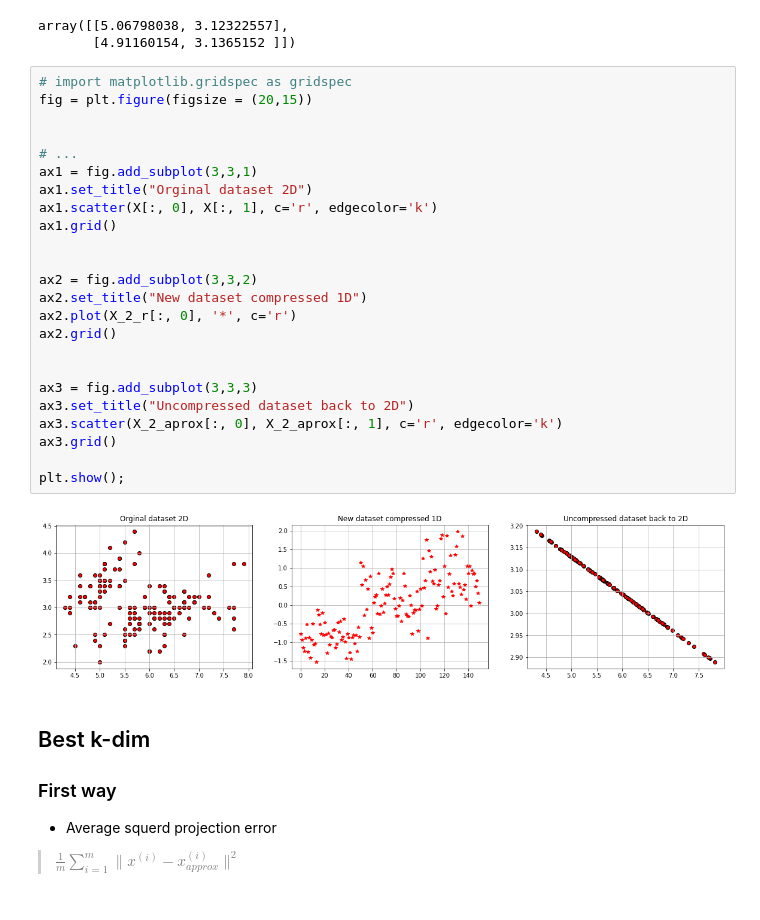
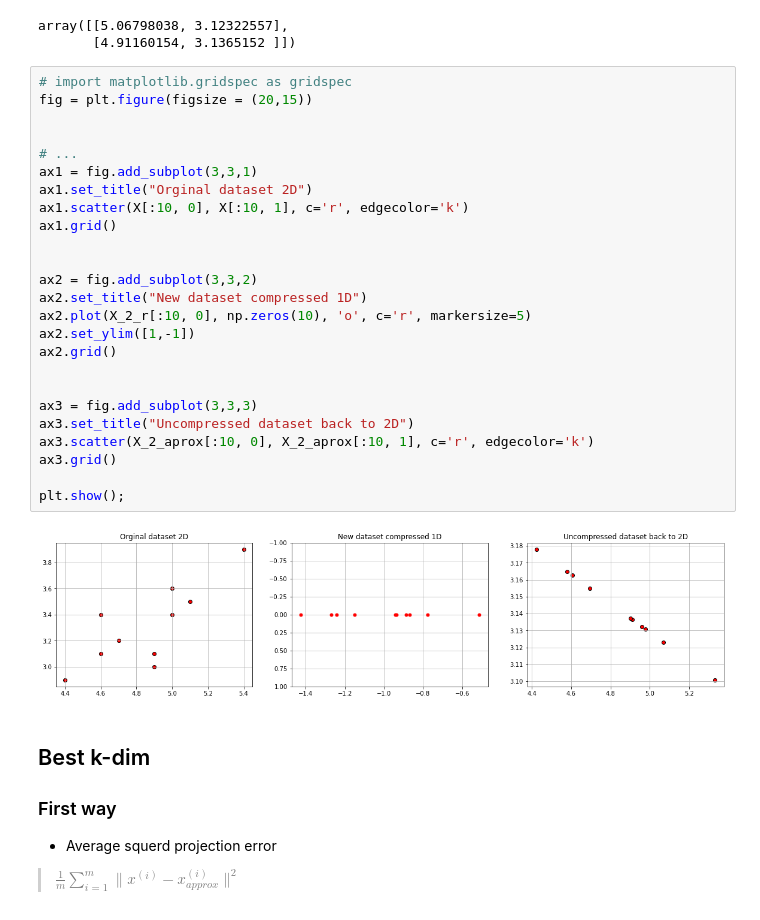
Before and after one commit to SalAlba/coursera-machine-learning, a Jupyter notebook: Assignment/jupyter/pca/ex1.ipynb, the cells around one changed output. Cells and saved outputs as stored; diff of their text form.

```diff
--- a/Assignment/jupyter/pca/ex1.ipynb
+++ b/Assignment/jupyter/pca/ex1.ipynb
@@ -238,29 +232,30 @@ array([[5.06798038, 3.12322557],
 # %%
 # import matplotlib.gridspec as gridspec
 fig = plt.figure(figsize = (20,15))
 
 
 # ...
 ax1 = fig.add_subplot(3,3,1)
 ax1.set_title("Orginal dataset 2D")
-ax1.scatter(X[:, 0], X[:, 1], c='r', edgecolor='k')
+ax1.scatter(X[:10, 0], X[:10, 1], c='r', edgecolor='k')
 ax1.grid()
 
 
 ax2 = fig.add_subplot(3,3,2)
 ax2.set_title("New dataset compressed 1D")
-ax2.plot(X_2_r[:, 0], '*', c='r')
+ax2.plot(X_2_r[:10, 0], np.zeros(10), 'o', c='r', markersize=5)
+ax2.set_ylim([1,-1])
 ax2.grid()
 
 
 ax3 = fig.add_subplot(3,3,3)
 ax3.set_title("Uncompressed dataset back to 2D")
-ax3.scatter(X_2_aprox[:, 0], X_2_aprox[:, 1], c='r', edgecolor='k')
+ax3.scatter(X_2_aprox[:10, 0], X_2_aprox[:10, 1], c='r', edgecolor='k')
 ax3.grid()
 
 plt.show();
 # %% [output]
-[figure, old version]
+[figure, new version]
 # %% [markdown]
 ## Best k-dim
 
```
Also changed, not shown: parts of 3 cells of this notebook.
